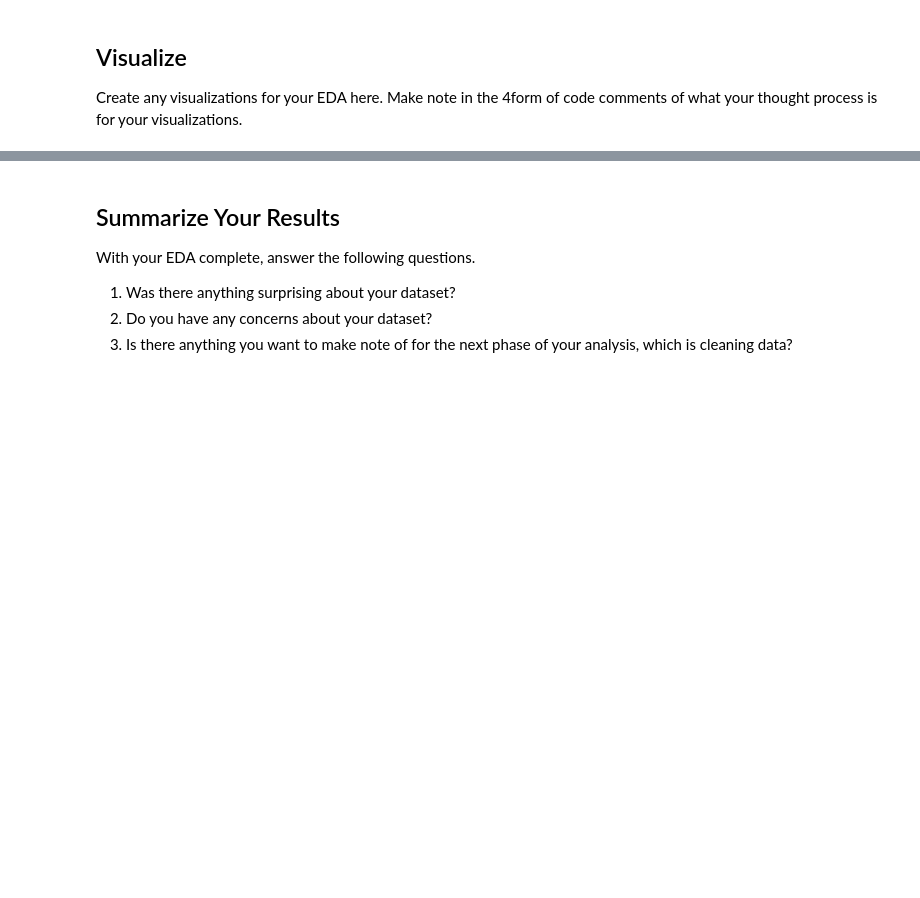
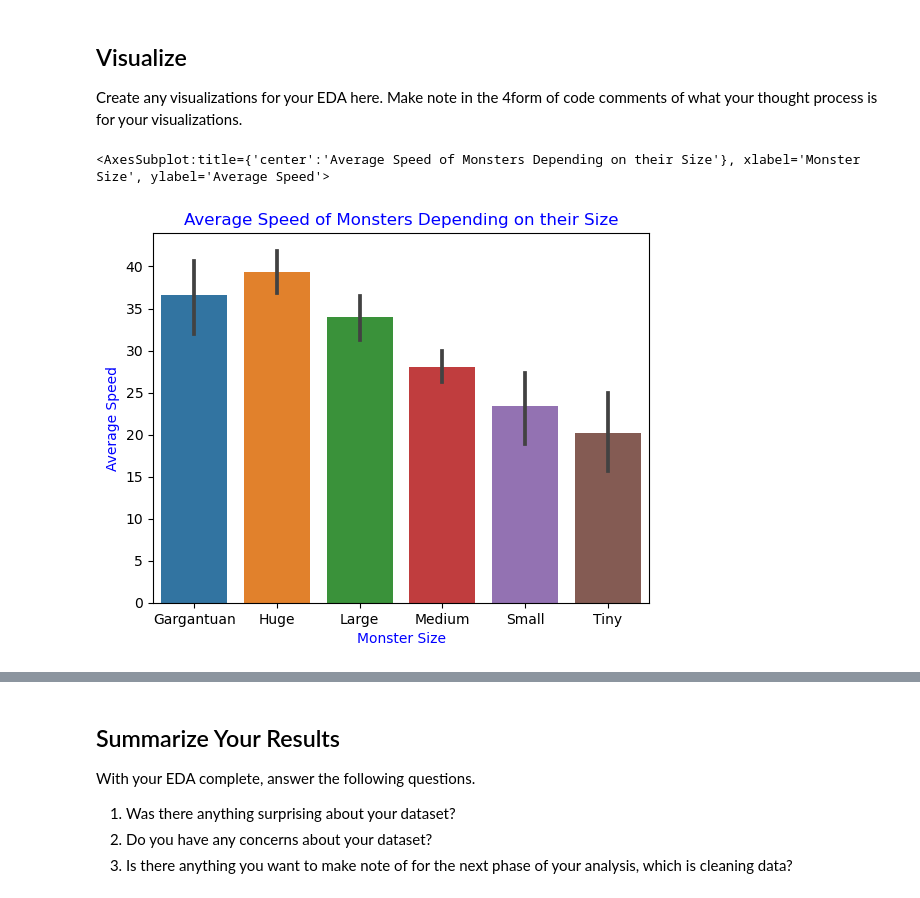
Before and after one commit to odelmas-sci/assignment-4-eda-checkpoint, a Jupyter notebook: checkpoint-two.ipynb, the cells around one changed output, grey strips where cells are left out. Drawn from its saved outputs; the diff is of its cells as text; code cells hidden in the pictures; blank space fills up the shorter version.

```diff
--- a/checkpoint-two.ipynb
+++ b/checkpoint-two.ipynb
@@ -15,12 +15,15 @@ Your first task in EDA is to import necessary libraries and create a dataframe(s
 # %%
 import pandas as pd
 import numpy as np
-import matplotlib as plt
+import matplotlib.pyplot as plt
 import seaborn as sns
 
 #importing the original csv file before cleaning
 monsters_original = pd.read_csv('cleaned_monsters_basic.csv')
-monsters_original.columns
+
+monsters_df = pd.DataFrame(monsters_original)
+
+monsters_df.columns
 # %% [output]
 Index(['Unnamed: 0', 'name', 'size', 'monster_type', 'alignment', 'ac', 'hp',
        'strength', 'str_mod', 'dex', 'dex_mod', 'con', 'con_mod', 'intel',
@@ -92,7 +95,7 @@ dtypes: int64(38), object(7)
 memory usage: 114.0+ KB
 # %%
 #Renaming some of the columns for clarity
-monsters_renamed = monsters_original.rename({'ac': 'armor_defense', 'hp' : 'health', 'cr': 'challenge_rating', 'cha': 'charisma'}, axis = 'columns')
+monsters_renamed = monsters_df.rename({'ac': 'armor_defense', 'hp' : 'health', 'cr': 'challenge_rating', 'cha': 'charisma'}, axis = 'columns')
 print(monsters_renamed.columns)
 # %% [output]
 Index(['Unnamed: 0', 'name', 'size', 'monster_type', 'alignment',
@@ -283,3 +314,17 @@ Number of extra senses:  267
 ## Visualize
 
 Create any visualizations for your EDA here. Make note in the 4form of code comments of what your thought process is for your visualizations.
+# %%
+#df_monster_type = pd.DataFrame(monsters_renamed['monster_type'].value_counts().sort_values(ascending = False))
+#top_5 = df_monster_type.nlargest(5, 'monster_type')
+
+x = monsters_renamed['size'].sort_values(ascending = True)
+y = monsters_renamed['speed']
+speed_size = sns.barplot(y = y, x = x)
+plt.title("Average Speed of Monsters Depending on their Size", color = "blue")
+plt.xlabel("Monster Size", color = "blue")
+plt.ylabel("Average Speed", color = "blue")
+speed_size
+# %% [output]
+<AxesSubplot:title={'center':'Average Speed of Monsters Depending on their Size'}, xlabel='Monster Size', ylabel='Average Speed'>
+[figure, added]
```
Also changed, not shown: parts of 5 cells of this notebook.
